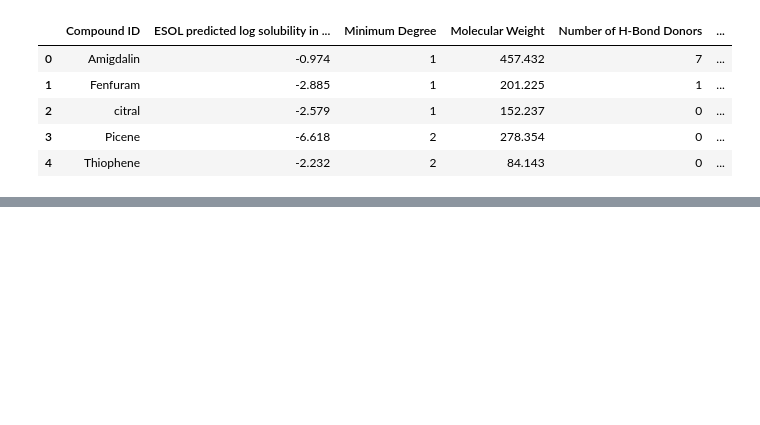
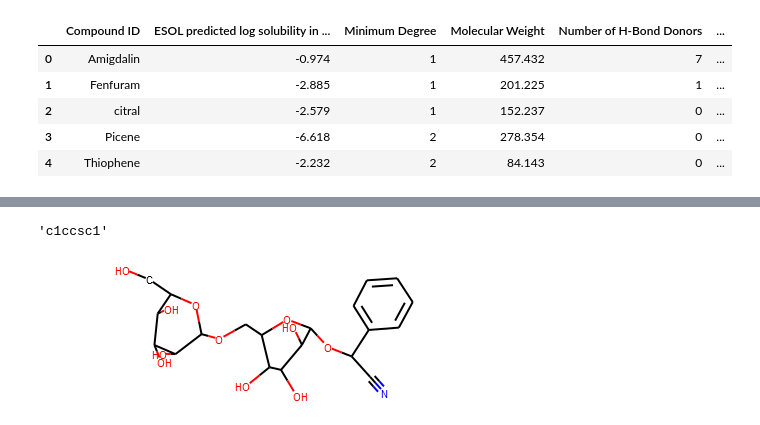
Before and after one commit to ellagale/ICO, a Jupyter notebook: Create_Delaney_Dataset.ipynb, the cells around one changed output, grey strips where cells are left out. Saved outputs shown, nothing was run; the diff lists cells and outputs as text; code cells hidden in the pictures; blank space fills up the shorter version.

```diff
--- a/Create_Delaney_Dataset.ipynb
+++ b/Create_Delaney_Dataset.ipynb
@@ -71,0 +411,18 @@ Name: 3, dtype: object
+# %%
+SMILES_array=df['smiles']
+SMILES_array[4]
+# %% [output]
+'c1ccsc1'
+# %%
+smiles_string=SMILES_array[0]
+base_m = rdkit.Chem.MolFromSmiles(smiles_string, sanitize=True)
+base_m.UpdatePropertyCache()
+rdkit.Chem.AllChem.EmbedMolecule(base_m)
+# Add the hydrogens
+molecule = rdkit.Chem.AddHs(base_m)
+rdkit.Chem.AllChem.EmbedMolecule(molecule)
+# use MMFF94 to minimise and make a nice structure
+rdkit.Chem.AllChem.MMFFOptimizeMolecule(molecule)
+base_m
+# %% [output]
+[figure, added]
```
Also changed, not shown: parts of 20 cells of this notebook, 5 other files.
